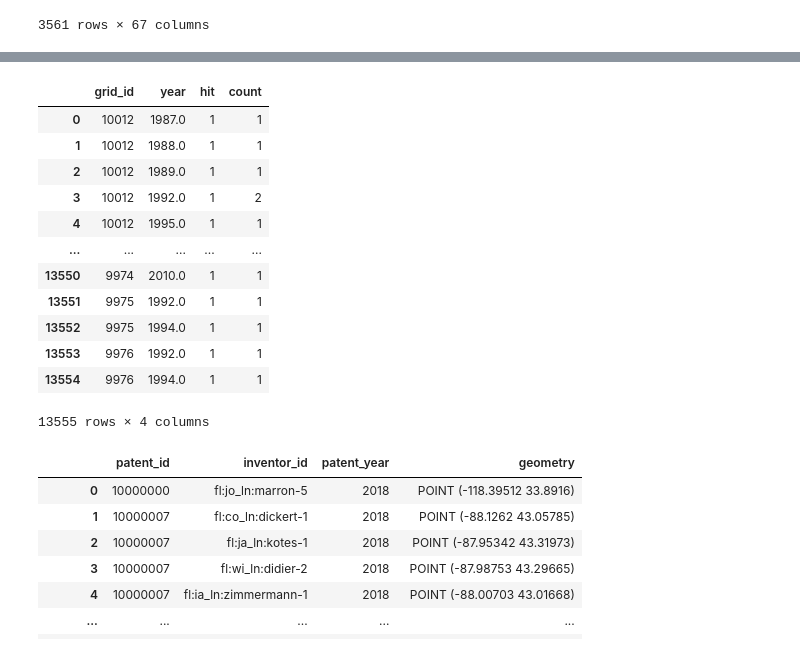
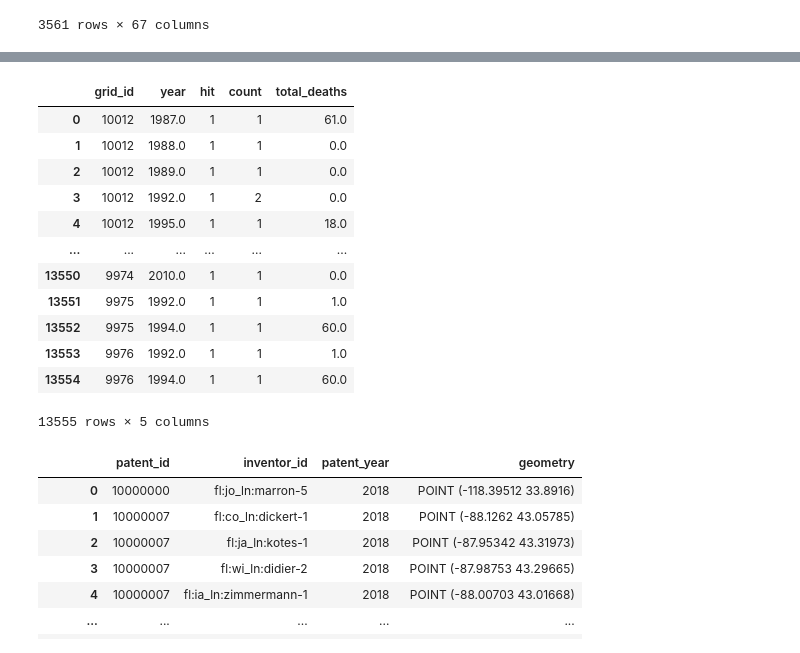
Before and after one commit to koacow/glob-s-RA, a Jupyter notebook: patents/grid_panel/us_disaster_exposure_grid.ipynb, the cells around one changed output, grey strips where cells are left out. Saved outputs shown, nothing was run; the diff lists cells and outputs as text; code cells hidden in the pictures.

```diff
--- a/patents/grid_panel/us_disaster_exposure_grid.ipynb
+++ b/patents/grid_panel/us_disaster_exposure_grid.ipynb
@@ -167,11 +169,12 @@ disaster_df
 | 39839 | 07-285 | United States | USA | 2.0 | 2018 | 45127 | Tennessee | 1 | Tennessee | NaN | ... |
 3561 rows × 67 columns
 # %%
-disaster_df = disaster_df[['id', 'disastertype_x', 'Start Year', 'geometry', 'radius_km']]
+disaster_df = disaster_df[['id', 'disastertype_x', 'Start Year', 'geometry', 'radius_km', 'Total Deaths']]
 disaster_df = disaster_df.rename(columns={
     'id': 'disaster_id',
     'disastertype_x': 'disastertype',
-    'Start Year': 'year'
+    'Start Year': 'year',
+    'Total Deaths': 'total_deaths'
 })
 disaster_df
 # %% [output]
@@ -211,28 +214,29 @@ grid_hits
 # %%
 # 3.2 Create a panel dataset, for each (grid_id, year) pair, set hit = 1 if any disaster_id intersects and count = number of intersecting disaster_ids
 grid_disaster_panel = (
     grid_hits.dropna(subset=['disaster_id'])
     .groupby(['grid_id', 'year'])
     .agg(hit=('disaster_id', lambda x: 1),
-            count=('disaster_id', 'nunique'))
+            count=('disaster_id', 'nunique'),
+            total_deaths=('total_deaths', 'sum'))
     .reset_index()
 )
 grid_disaster_panel.to_parquet("./data/grid_disaster_panel.parquet", index=False)
 grid_disaster_panel
 # %% [output]
-|  | grid_id | year | hit | count |
-| 0 | 10012 | 1987.0 | 1 | 1 |
-| 1 | 10012 | 1988.0 | 1 | 1 |
-| 2 | 10012 | 1989.0 | 1 | 1 |
-| 3 | 10012 | 1992.0 | 1 | 2 |
-| 4 | 10012 | 1995.0 | 1 | 1 |
-| ... | ... | ... | ... | ... |
-| 13550 | 9974 | 2010.0 | 1 | 1 |
-| 13551 | 9975 | 1992.0 | 1 | 1 |
-| 13552 | 9975 | 1994.0 | 1 | 1 |
-| 13553 | 9976 | 1992.0 | 1 | 1 |
-| 13554 | 9976 | 1994.0 | 1 | 1 |
+|  | grid_id | year | hit | count | total_deaths |
+| 0 | 10012 | 1987.0 | 1 | 1 | 61.0 |
+| 1 | 10012 | 1988.0 | 1 | 1 | 0.0 |
+| 2 | 10012 | 1989.0 | 1 | 1 | 0.0 |
+| 3 | 10012 | 1992.0 | 1 | 2 | 0.0 |
+| 4 | 10012 | 1995.0 | 1 | 1 | 18.0 |
+| ... | ... | ... | ... | ... | ... |
+| 13550 | 9974 | 2010.0 | 1 | 1 | 0.0 |
+| 13551 | 9975 | 1992.0 | 1 | 1 | 1.0 |
+| 13552 | 9975 | 1994.0 | 1 | 1 | 60.0 |
+| 13553 | 9976 | 1992.0 | 1 | 1 | 1.0 |
+| 13554 | 9976 | 1994.0 | 1 | 1 | 60.0 |
-13555 rows × 4 columns
+13555 rows × 5 columns
 # %%
 # 4.1 Load the inventors dataset and filter for patents in the CONUS bounds
 inventors_df = pd.read_csv("/Users/koacow/BOSTON UNIVERSITY Dropbox/Ngoc Duy Khoa Cao/GLOB~S/Research Projects/Shocks and Innovation/Patent Data/US Patents Data.csv", usecols=['patent_id', 'inventor_id', 'patent_date', 'latitude', 'longitude'], dtype={
```
Also changed, not shown: parts of 4 cells of this notebook, 2 other files.
